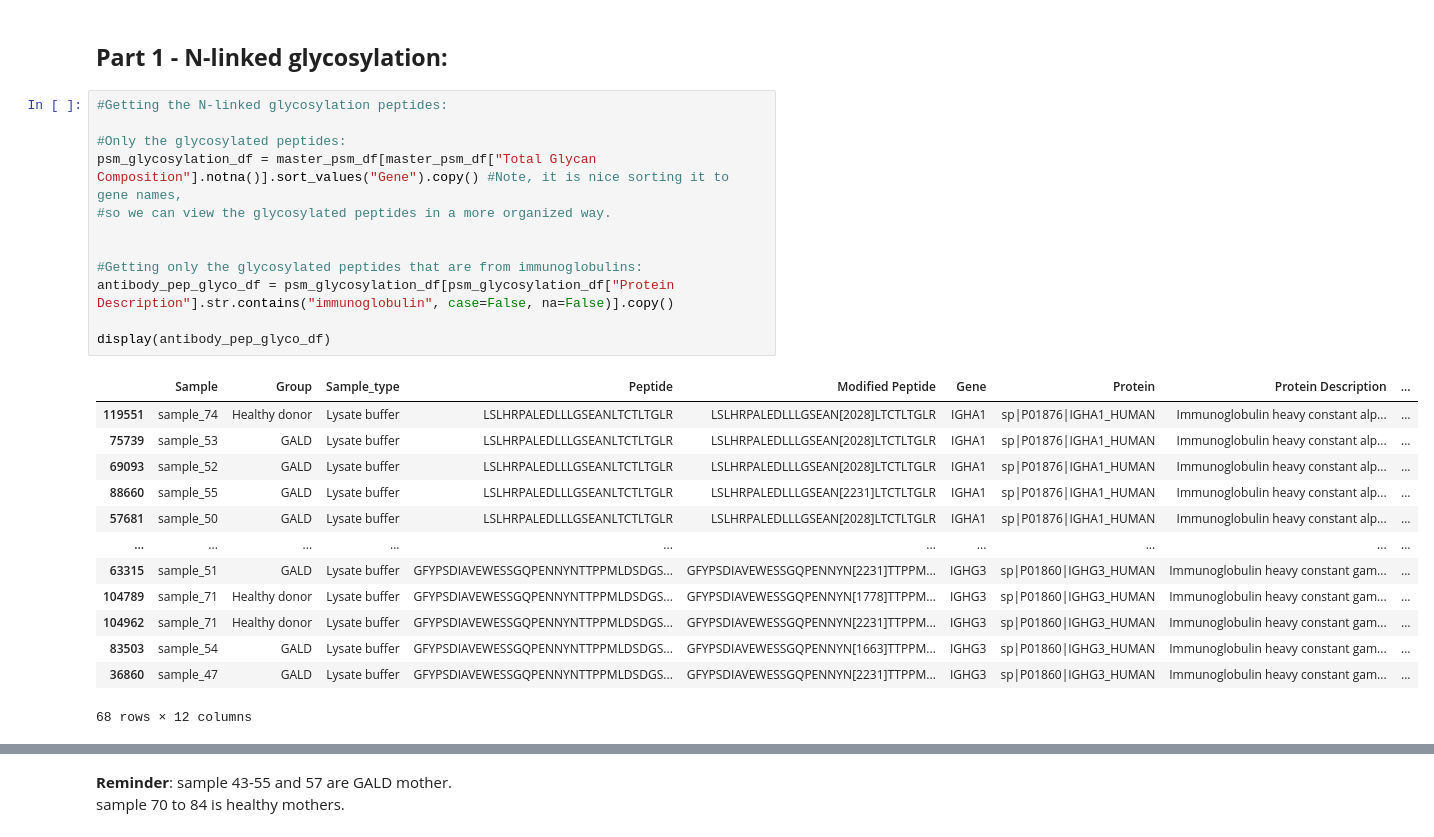
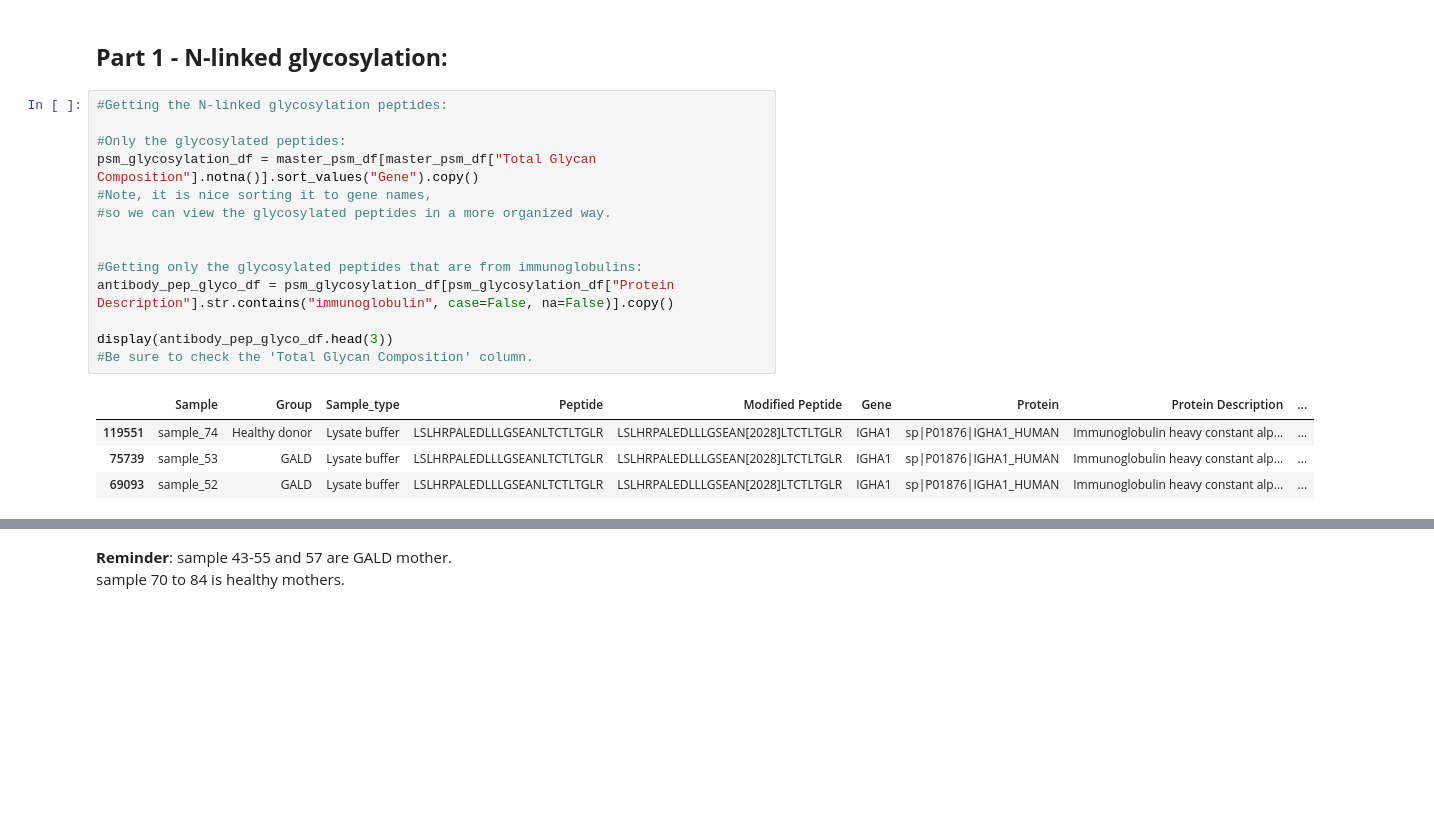
Before and after one commit to Henrikk17/Scripts-for-proteomic-analysis-of-immunoprecipitation-data-from-GALD, a Jupyter notebook: scripts/github_antibody_glycosylation_and_subclass_analysis.ipynb, the cells around one changed output, grey strips where cells are left out. Cells and saved outputs as stored; diff of their text form; blank space fills up the shorter version.

```diff
--- a/scripts/github_antibody_glycosylation_and_subclass_analysis.ipynb
+++ b/scripts/github_antibody_glycosylation_and_subclass_analysis.ipynb
@@ -331,27 +368,20 @@ Average Ratio (IgG : Non-IgG):  19.6 : 1
 # %%
 #Getting the N-linked glycosylation peptides:
 
 #Only the glycosylated peptides:
-psm_glycosylation_df = master_psm_df[master_psm_df["Total Glycan Composition"].notna()].sort_values("Gene").copy() #Note, it is nice sorting it to gene names,
+psm_glycosylation_df = master_psm_df[master_psm_df["Total Glycan Composition"].notna()].sort_values("Gene").copy()
+#Note, it is nice sorting it to gene names,
 #so we can view the glycosylated peptides in a more organized way.
 
 
 #Getting only the glycosylated peptides that are from immunoglobulins:
 antibody_pep_glyco_df = psm_glycosylation_df[psm_glycosylation_df["Protein Description"].str.contains("immunoglobulin", case=False, na=False)].copy()
 
-display(antibody_pep_glyco_df)
+display(antibody_pep_glyco_df.head(3))
+#Be sure to check the 'Total Glycan Composition' column.
 # %% [output]
 |  | Sample | Group | Sample_type | Peptide | Modified Peptide | Gene | Protein | Protein Description | ... |
 | 119551 | sample_74 | Healthy donor | Lysate buffer | LSLHRPALEDLLLGSEANLTCTLTGLR | LSLHRPALEDLLLGSEAN[2028]LTCTLTGLR | IGHA1 | sp|P01876|IGHA1_HUMAN | Immunoglobulin heavy constant alp... | ... |
 | 75739 | sample_53 | GALD | Lysate buffer | LSLHRPALEDLLLGSEANLTCTLTGLR | LSLHRPALEDLLLGSEAN[2028]LTCTLTGLR | IGHA1 | sp|P01876|IGHA1_HUMAN | Immunoglobulin heavy constant alp... | ... |
 | 69093 | sample_52 | GALD | Lysate buffer | LSLHRPALEDLLLGSEANLTCTLTGLR | LSLHRPALEDLLLGSEAN[2028]LTCTLTGLR | IGHA1 | sp|P01876|IGHA1_HUMAN | Immunoglobulin heavy constant alp... | ... |
-| 88660 | sample_55 | GALD | Lysate buffer | LSLHRPALEDLLLGSEANLTCTLTGLR | LSLHRPALEDLLLGSEAN[2231]LTCTLTGLR | IGHA1 | sp|P01876|IGHA1_HUMAN | Immunoglobulin heavy constant alp... | ... |
-| 57681 | sample_50 | GALD | Lysate buffer | LSLHRPALEDLLLGSEANLTCTLTGLR | LSLHRPALEDLLLGSEAN[2028]LTCTLTGLR | IGHA1 | sp|P01876|IGHA1_HUMAN | Immunoglobulin heavy constant alp... | ... |
-| ... | ... | ... | ... | ... | ... | ... | ... | ... | ... |
-| 63315 | sample_51 | GALD | Lysate buffer | GFYPSDIAVEWESSGQPENNYNTTPPMLDSDGS... | GFYPSDIAVEWESSGQPENNYN[2231]TTPPM... | IGHG3 | sp|P01860|IGHG3_HUMAN | Immunoglobulin heavy constant gam... | ... |
-| 104789 | sample_71 | Healthy donor | Lysate buffer | GFYPSDIAVEWESSGQPENNYNTTPPMLDSDGS... | GFYPSDIAVEWESSGQPENNYN[1778]TTPPM... | IGHG3 | sp|P01860|IGHG3_HUMAN | Immunoglobulin heavy constant gam... | ... |
-| 104962 | sample_71 | Healthy donor | Lysate buffer | GFYPSDIAVEWESSGQPENNYNTTPPMLDSDGS... | GFYPSDIAVEWESSGQPENNYN[2231]TTPPM... | IGHG3 | sp|P01860|IGHG3_HUMAN | Immunoglobulin heavy constant gam... | ... |
-| 83503 | sample_54 | GALD | Lysate buffer | GFYPSDIAVEWESSGQPENNYNTTPPMLDSDGS... | GFYPSDIAVEWESSGQPENNYN[1663]TTPPM... | IGHG3 | sp|P01860|IGHG3_HUMAN | Immunoglobulin heavy constant gam... | ... |
-| 36860 | sample_47 | GALD | Lysate buffer | GFYPSDIAVEWESSGQPENNYNTTPPMLDSDGS... | GFYPSDIAVEWESSGQPENNYN[2231]TTPPM... | IGHG3 | sp|P01860|IGHG3_HUMAN | Immunoglobulin heavy constant gam... | ... |
-68 rows × 12 columns
 # %%
```
Also changed, not shown: parts of 34 cells of this notebook.
